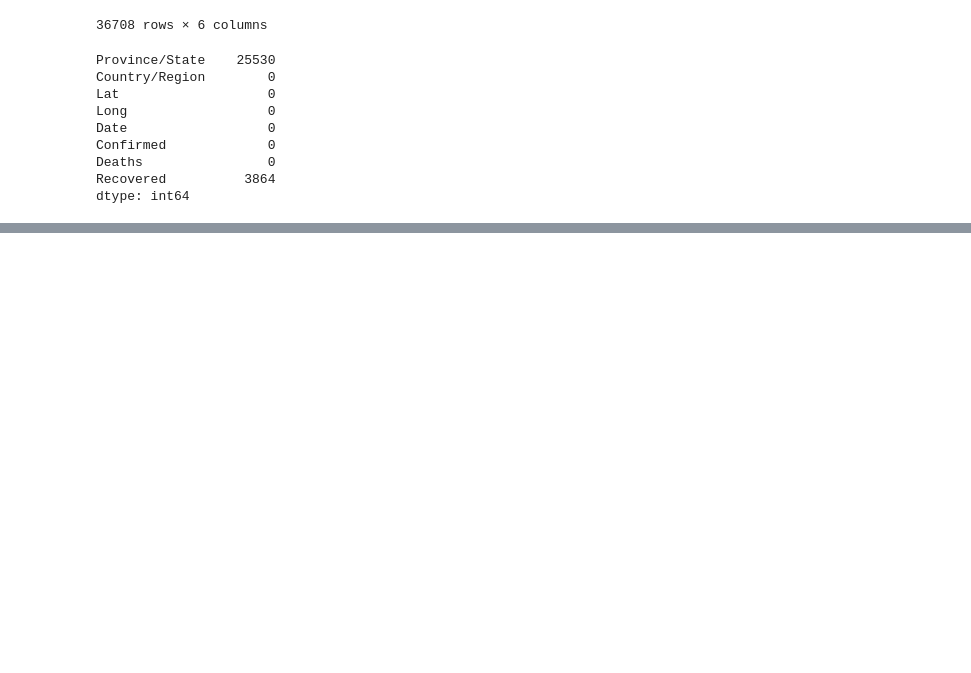
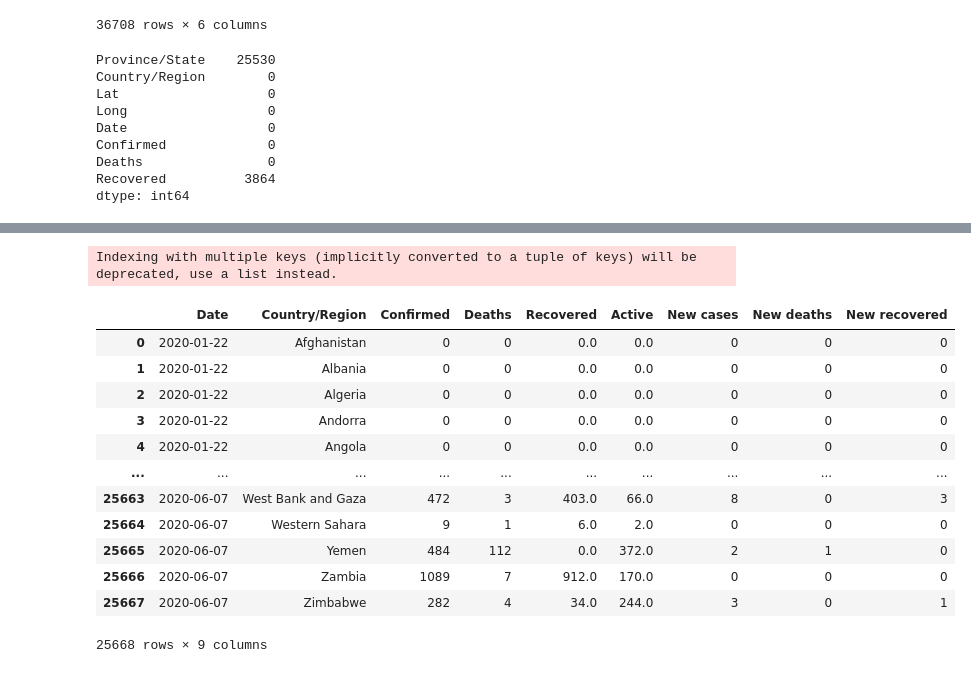
Before and after one commit to neilhsu70/DataAnalytics-Project-2, a Jupyter notebook: COVID-19.ipynb, the cells around one changed output, grey strips where cells are left out. Saved outputs shown, nothing was run; the diff lists cells and outputs as text; code cells hidden in the pictures; blank space fills up the shorter version.

```diff
--- a/COVID-19.ipynb
+++ b/COVID-19.ipynb
@@ -218,0 +278,38 @@ dtype: int64
+# %%
+#add day wise New cases, New deaths and New recovered
+# new cases
+temp = full_grouped.groupby(['Country/Region', 'Date', ])['Confirmed', 'Deaths', 'Recovered']
+temp = temp.sum().diff().reset_index()
+mask = temp['Country/Region'] != temp['Country/Region'].shift(1)
+temp.loc[mask, 'Confirmed'] = np.nan
+temp.loc[mask, 'Deaths'] = np.nan
+temp.loc[mask, 'Recovered'] = np.nan
+# renaming columns
+temp.columns = ['Country/Region', 'Date', 'New cases', 'New deaths', 'New recovered']
+# merging new values
+full_grouped = pd.merge(full_grouped, temp, on=['Country/Region', 'Date'])
+# filling na with 0
+full_grouped = full_grouped.fillna(0)
+# fixing data types
+cols = ['New cases', 'New deaths', 'New recovered']
+full_grouped[cols] = full_grouped[cols].astype('int')
+#
+full_grouped['New cases'] = full_grouped['New cases'].apply(lambda x: 0 if x<0 else x)
+# %% [output]
+Indexing with multiple keys (implicitly converted to a tuple of keys) will be deprecated, use a list instead.
+# %%
+full_grouped
+# %% [output]
+|  | Date | Country/Region | Confirmed | Deaths | Recovered | Active | New cases | New deaths | New recovered |
+| 0 | 2020-01-22 | Afghanistan | 0 | 0 | 0.0 | 0.0 | 0 | 0 | 0 |
+| 1 | 2020-01-22 | Albania | 0 | 0 | 0.0 | 0.0 | 0 | 0 | 0 |
+| 2 | 2020-01-22 | Algeria | 0 | 0 | 0.0 | 0.0 | 0 | 0 | 0 |
+| 3 | 2020-01-22 | Andorra | 0 | 0 | 0.0 | 0.0 | 0 | 0 | 0 |
+| 4 | 2020-01-22 | Angola | 0 | 0 | 0.0 | 0.0 | 0 | 0 | 0 |
+| ... | ... | ... | ... | ... | ... | ... | ... | ... | ... |
+| 25663 | 2020-06-07 | West Bank and Gaza | 472 | 3 | 403.0 | 66.0 | 8 | 0 | 3 |
+| 25664 | 2020-06-07 | Western Sahara | 9 | 1 | 6.0 | 2.0 | 0 | 0 | 0 |
+| 25665 | 2020-06-07 | Yemen | 484 | 112 | 0.0 | 372.0 | 2 | 1 | 0 |
+| 25666 | 2020-06-07 | Zambia | 1089 | 7 | 912.0 | 170.0 | 0 | 0 | 0 |
+| 25667 | 2020-06-07 | Zimbabwe | 282 | 4 | 34.0 | 244.0 | 3 | 0 | 1 |
+25668 rows × 9 columns
```
Also changed, not shown: parts of 7 cells of this notebook.
